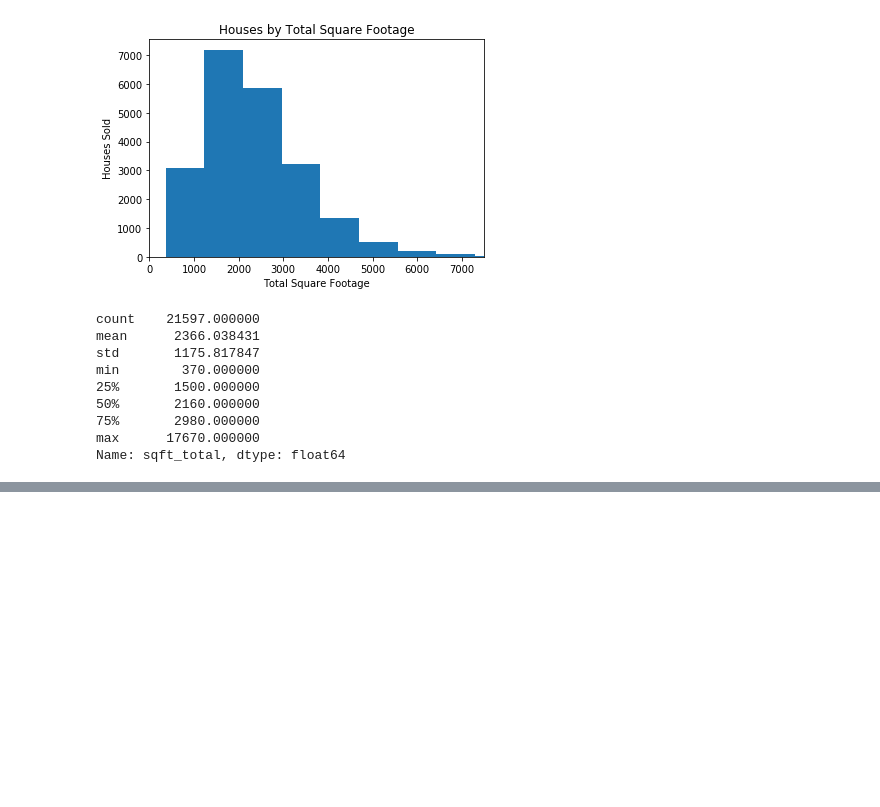
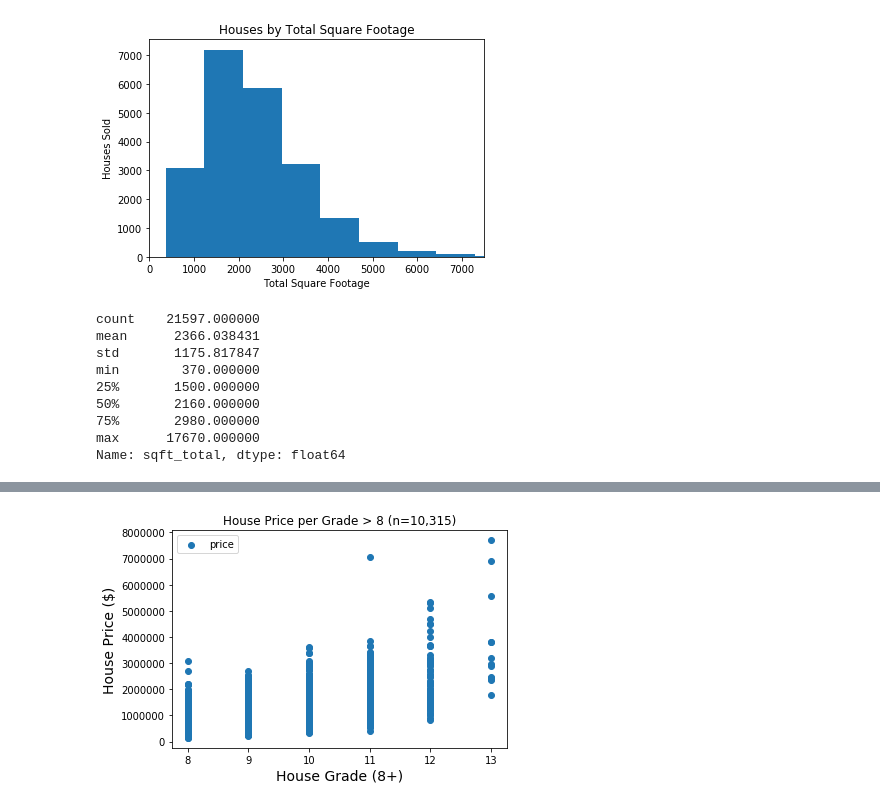
Before and after one commit to steeznation16/dsc-1-final-project-online-ds-ft-100118, a Jupyter notebook: student.ipynb, the cells around one changed output, grey strips where cells are left out. Saved outputs shown, nothing was run; the diff lists cells and outputs as text; code cells hidden in the pictures; blank space fills up the shorter version.

```diff
--- a/student.ipynb
+++ b/student.ipynb
@@ -331,0 +407,12 @@ avg_price_below
+# %%
+# Graph the distribution of grade>8 relative to price to see relationship
+x = eight_plus.grade
+y = eight_plus.price
+plt.scatter(x, y)
+plt.title('House Price per Grade > 8 (n=10,315)')
+plt.xlabel('House Grade (8+)', fontsize=14)
+plt.ylabel('House Price ($)', fontsize=14)
+plt.legend(loc=2)
+plt.show();
+# %% [output]
+[figure, added]
```
Also changed, not shown: parts of 47 cells of this notebook.
